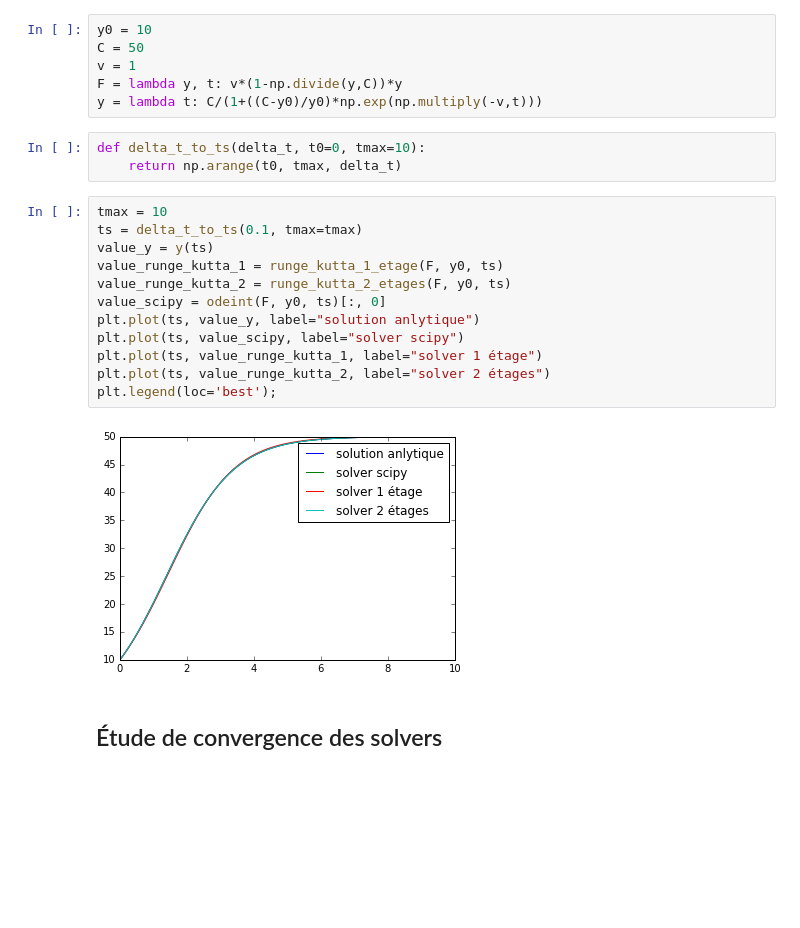
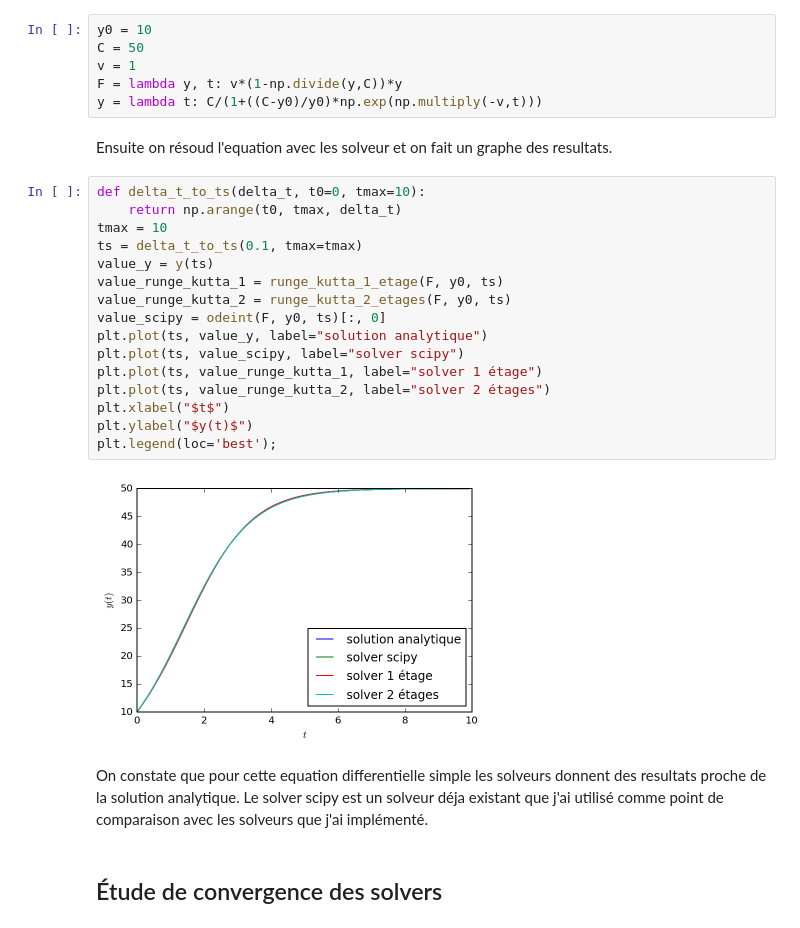
Before and after one commit to dzamlo/tp_edo, a Jupyter notebook: tp_edo.ipynb, the cells around one changed output. Cells and saved outputs as stored; diff of their text form; blank space fills up the shorter version.

```diff
--- a/tp_edo.ipynb
+++ b/tp_edo.ipynb
@@ -40,23 +47,28 @@ C = 50
 v = 1
 F = lambda y, t: v*(1-np.divide(y,C))*y
 y = lambda t: C/(1+((C-y0)/y0)*np.exp(np.multiply(-v,t)))
-# %%
-def delta_t_to_ts(delta_t, t0=0, tmax=10):
-    return np.arange(t0, tmax, delta_t)
+# %% [markdown]
+Ensuite on résoud l'equation avec les solveur et on fait un graphe des resultats.
 # %%
+def delta_t_to_ts(delta_t, t0=0, tmax=10):
+    return np.arange(t0, tmax, delta_t)
 tmax = 10
 ts = delta_t_to_ts(0.1, tmax=tmax)
 value_y = y(ts)
 value_runge_kutta_1 = runge_kutta_1_etage(F, y0, ts)
 value_runge_kutta_2 = runge_kutta_2_etages(F, y0, ts)
 value_scipy = odeint(F, y0, ts)[:, 0]
-plt.plot(ts, value_y, label="solution anlytique")
+plt.plot(ts, value_y, label="solution analytique")
 plt.plot(ts, value_scipy, label="solver scipy")
 plt.plot(ts, value_runge_kutta_1, label="solver 1 étage")
 plt.plot(ts, value_runge_kutta_2, label="solver 2 étages")
+plt.xlabel("$t$")
+plt.ylabel("$y(t)$")
 plt.legend(loc='best');
 # %% [output]
-[figure, old version]
+[figure, new version]
+# %% [markdown]
+On constate que pour cette equation differentielle simple les solveurs donnent des resultats proche de la solution analytique. Le solver scipy est un solveur déja existant que j'ai utilisé comme point de comparaison avec les solveurs que j'ai implémenté.
 # %% [markdown]
 ## Étude de convergence des solvers
 # %%
```
Also changed, not shown: parts of 21 cells of this notebook.
